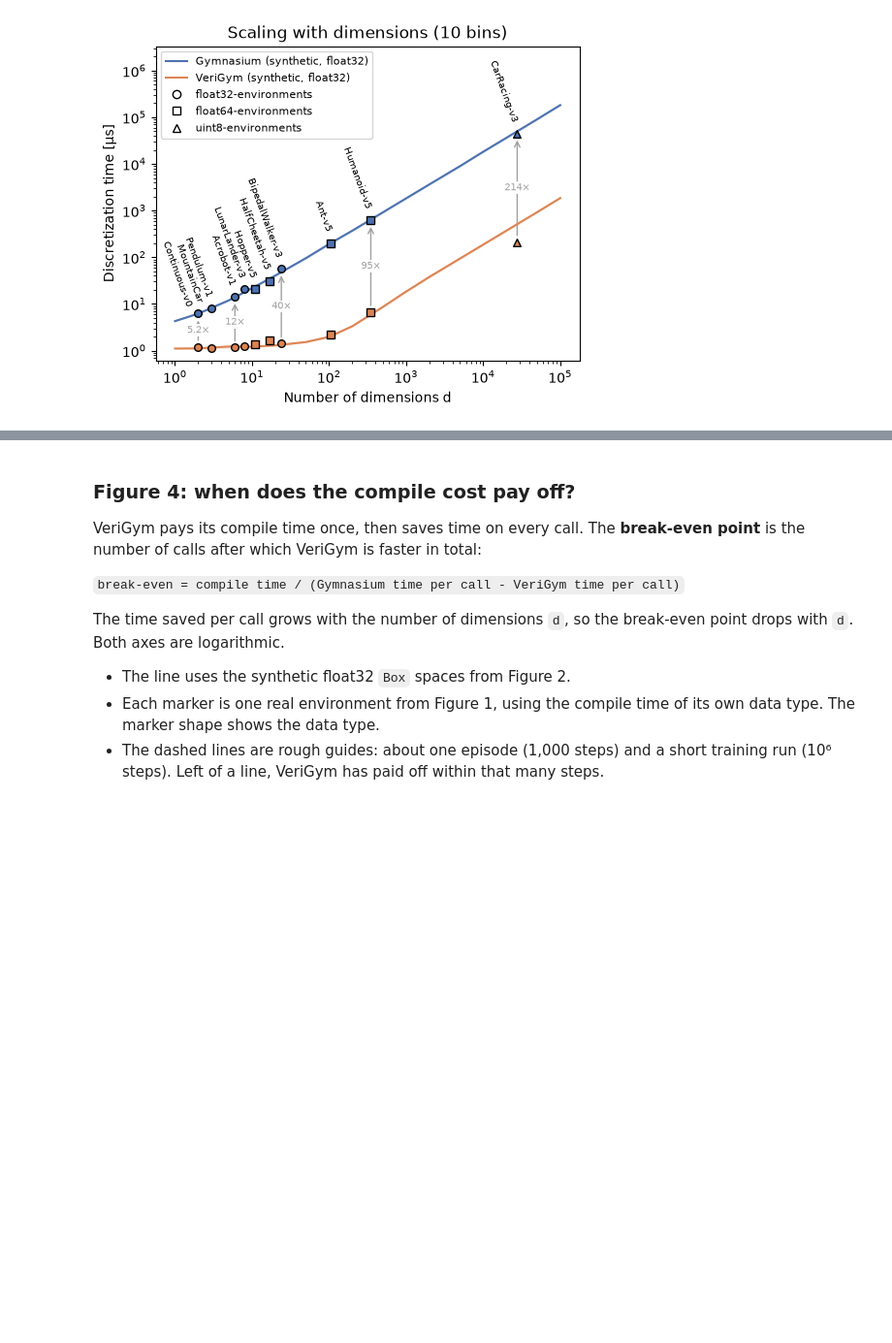
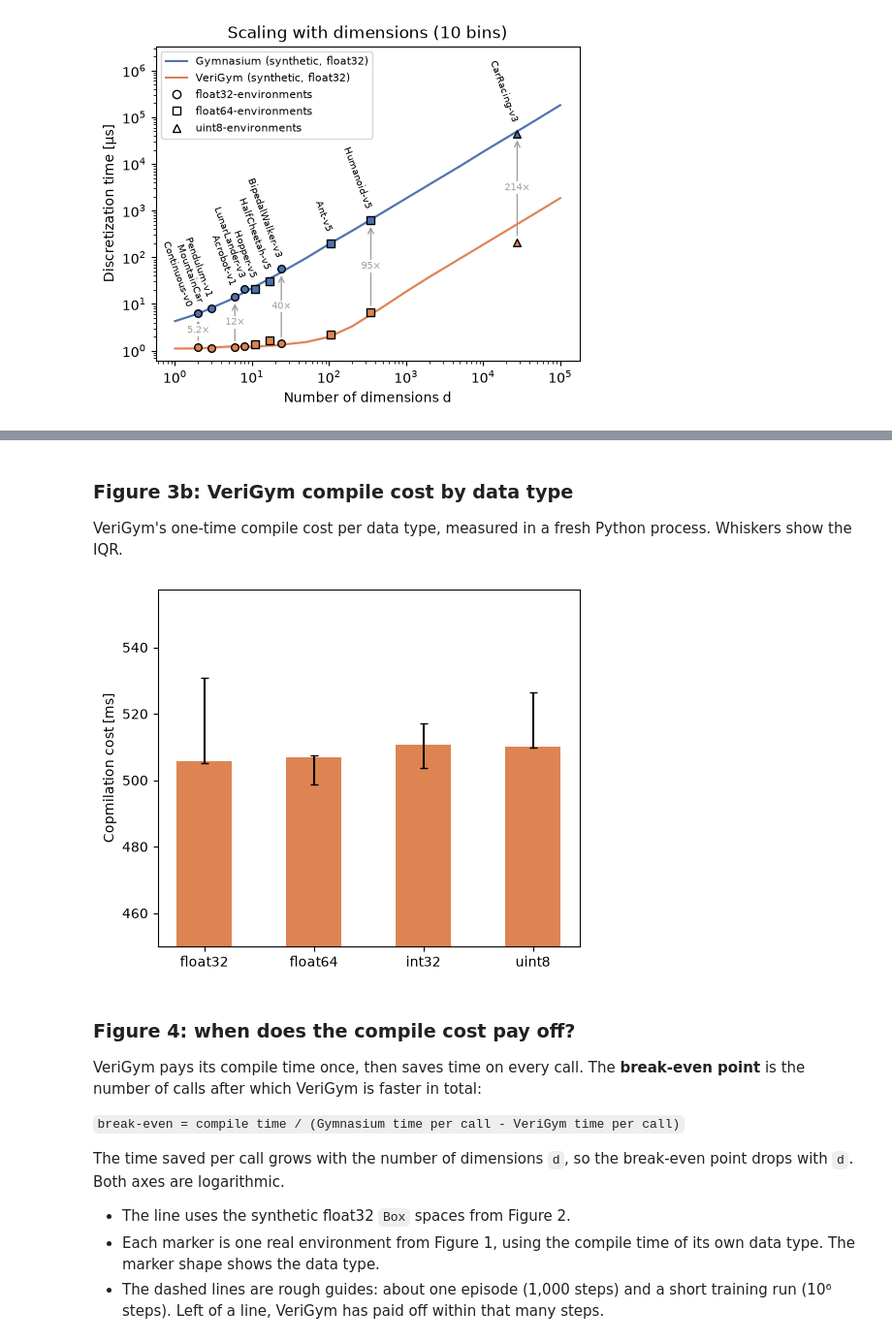
Before and after one commit to ai-fm/VeriGym, a Jupyter notebook: examples/tech_eval_files/discretization_overhead/gymnasium-verigym-benchmark-figures.ipynb, the cells around one changed output, grey strips where cells are left out. Shown at 97% size. Cells and saved outputs as stored; diff of their text form; code cells hidden in the pictures; blank space fills up the shorter version.

```diff
--- a/examples/tech_eval_files/discretization_overhead/gymnasium-verigym-benchmark-figures.ipynb
+++ b/examples/tech_eval_files/discretization_overhead/gymnasium-verigym-benchmark-figures.ipynb
@@ -590,3 +582,24 @@ plt.show()
+# %% [markdown]
+### Figure 3b: VeriGym compile cost by data type
+
+VeriGym's one-time compile cost per data type, measured in a fresh Python
+process. Whiskers show the IQR.
+# %%
+x = np.arange(len(DTYPES))
+fig, ax_c = plt.subplots(num="Figure 3b: Compile cost by data type", figsize=(5, 4),
+                         constrained_layout=True)
+med = np.array([jit[dt]["first_s"] for dt in DTYPES]) * 1e3
+low = med - [jit[dt]["first_q25_s"] * 1e3 for dt in DTYPES]
+high = [jit[dt]["first_q75_s"] * 1e3 for dt in DTYPES] - med
+ax_c.bar(x, med, 0.5, yerr=[low, high], capsize=3, color=COLORS["verigym"])
+ax_c.set_xticks(x, DTYPES)
+ax_c.set(ylabel="Copmilation cost [ms]")
+ax_c.set_ylim(450, None)
+fig.savefig("compile_cost_datatype.pdf", bbox_inches='tight')
+
+plt.show()
+# %% [output]
+[figure, added]
 # %% [markdown]
 ### Figure 4: when does the compile cost pay off?
 
```
Also changed, not shown: parts of 3 cells of this notebook, 1 other file.
